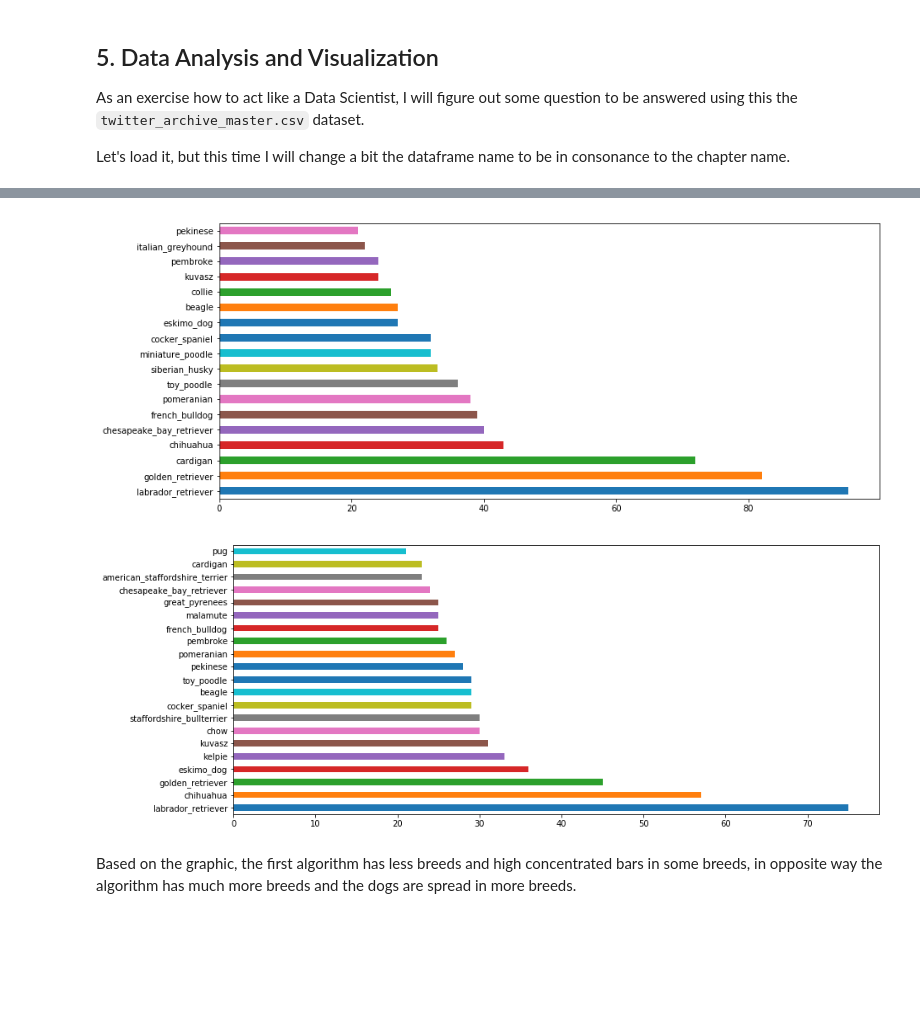
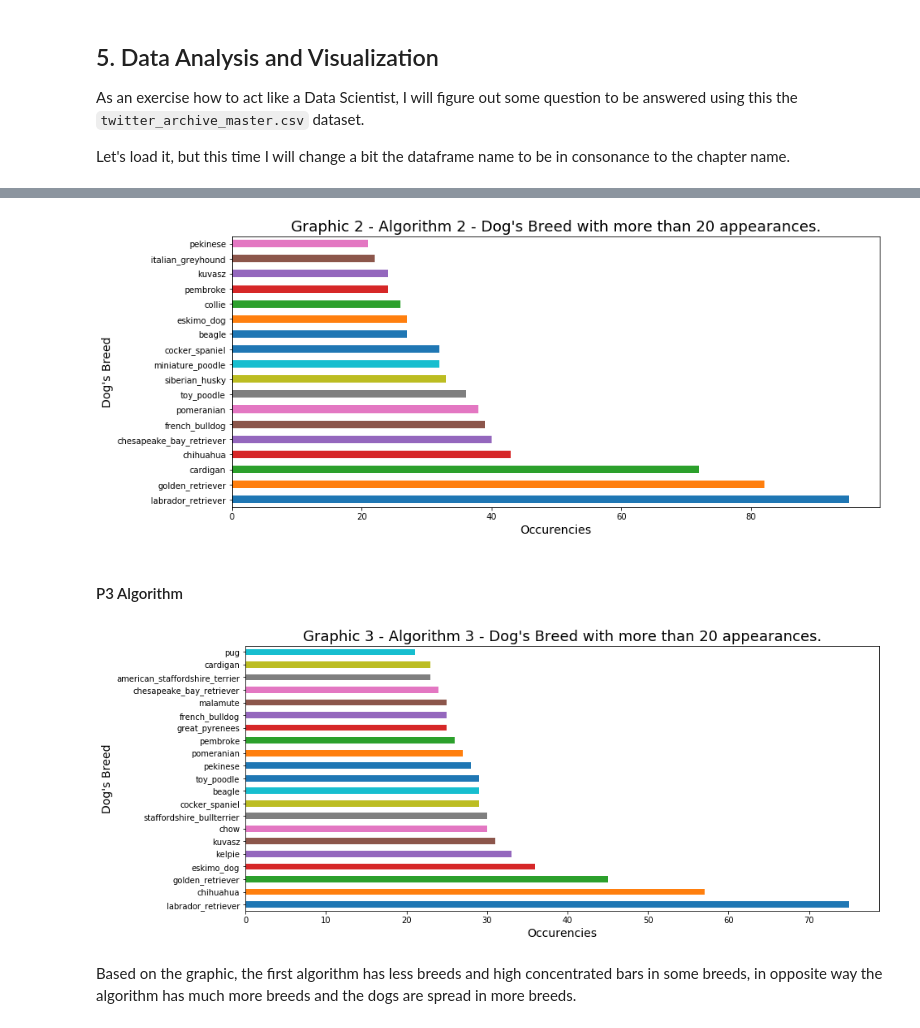
Before and after one commit to AndersonUyekita/ND111_data_science_foundations_02, a Jupyter notebook: 03-Chapter03/00-Project_02/nd111_udacity_project_02.ipynb, the cells around one changed output, grey strips where cells are left out. Drawn from its saved outputs; the diff is of its cells as text; code cells hidden in the pictures; blank space fills up the shorter version.

```diff
--- a/03-Chapter03/00-Project_02/nd111_udacity_project_02.ipynb
+++ b/03-Chapter03/00-Project_02/nd111_udacity_project_02.ipynb
@@ -1558,0 +1498,3 @@ Name: rating_numerator, dtype: float64
+# %%
+# Converting using the numpy datetime, and assigning to the twt_ach_mstr.
+df_viz.timestamp = df_viz.timestamp.apply(np.datetime64)
@@ -1558,0 +1505,5 @@ Name: rating_numerator, dtype: float64
+# %%
+# General configuration for all plots.
+font = 14          # X and Y axis fontsize.
+font_title = 18    # Graphic's Title fontsize.
+transparency = 0.5 # Transparency in cases of scatter plot.
@@ -1573,23 +1580,31 @@ dog_pref[dog_pref > 20].plot(kind = 'barh', figsize = [14,6]);
 # %%
 # Dog Preference - Algorithm P2
 
 # Value counts to build a histogram.
 dog_pref = df_viz[df_viz.p2_dog].p2.value_counts()
 
-# Plotting only the breed's dog with more than 20 occurencies.
-dog_pref[dog_pref > 20].plot(kind = 'barh', figsize = [14,6]);
+# Plotting the graphic.
+gp_pop_dog(dog_pref,
+           gp_title = 'Graphic 2 - Algorithm 2 - Dog\'s Breed with more than 20 appearances.',
+           xlabel = 'Occurencies',
+           ylabel = 'Dog\'s Breed')
 # %% [output]
-[figure, old version]
+[figure, new version]
+# %% [markdown]
+#### P3 Algorithm
 # %%
 # Dog Preference - Algorithm P3
 
 # Value counts to build a histogram.
 dog_pref = df_viz[df_viz.p3_dog].p3.value_counts()
 
-# Plotting only the breed's dog with more than 20 occurencies.
-dog_pref[dog_pref > 20].plot(kind = 'barh', figsize = [14,6]);
+# Plotting the graphic.
+gp_pop_dog(dog_pref,
+           gp_title = 'Graphic 3 - Algorithm 3 - Dog\'s Breed with more than 20 appearances.',
+           xlabel = 'Occurencies',
+           ylabel = 'Dog\'s Breed')
 # %% [output]
-[figure, old version]
+[figure, new version]
 # %% [markdown]
 Based on the graphic, the first algorithm has less breeds and high concentrated bars in some breeds, in opposite way the algorithm has much more breeds and the dogs are spread in more breeds.
 # %%
```
Also changed, not shown: parts of 68 cells of this notebook, 1 other file.
